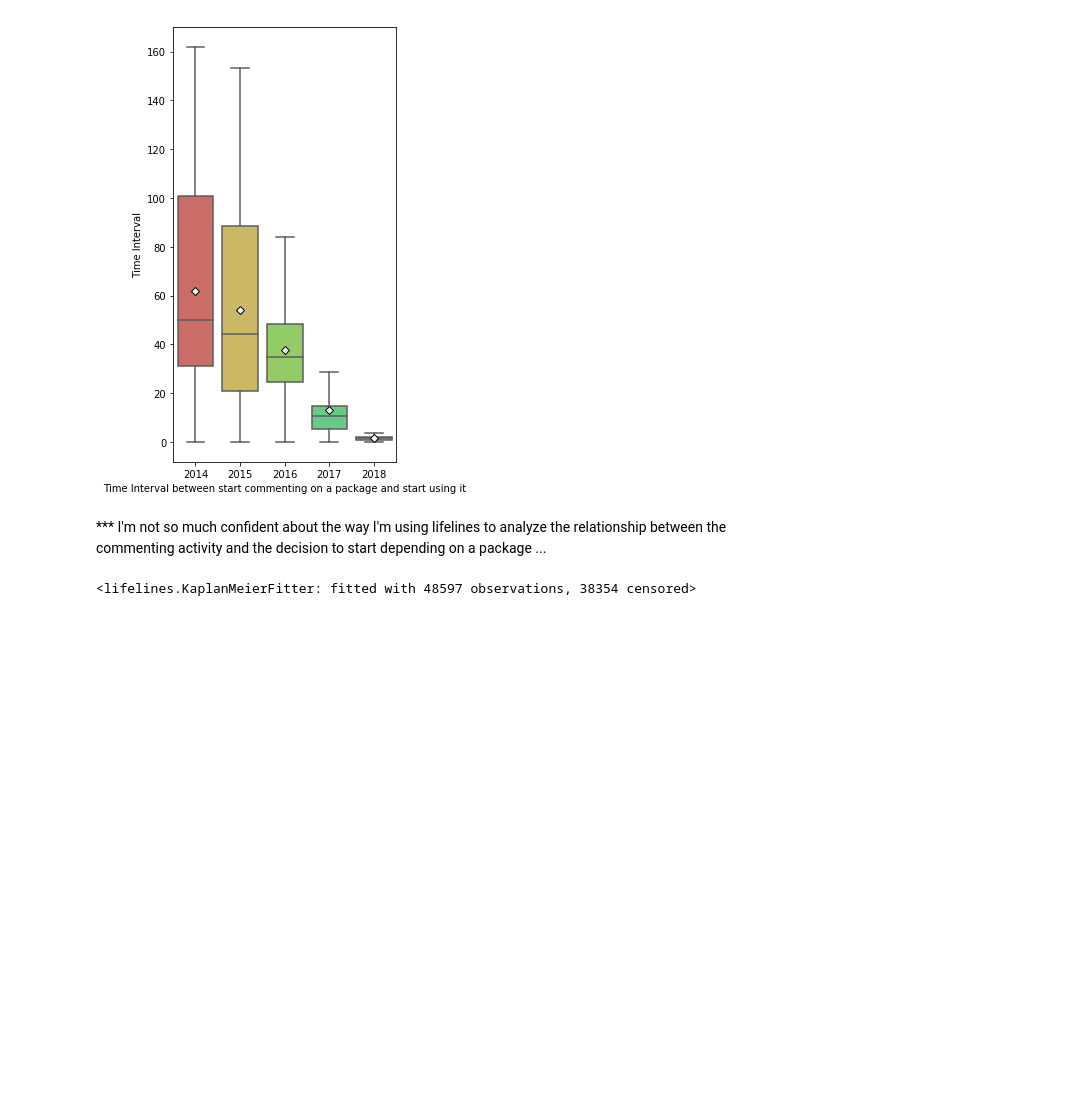
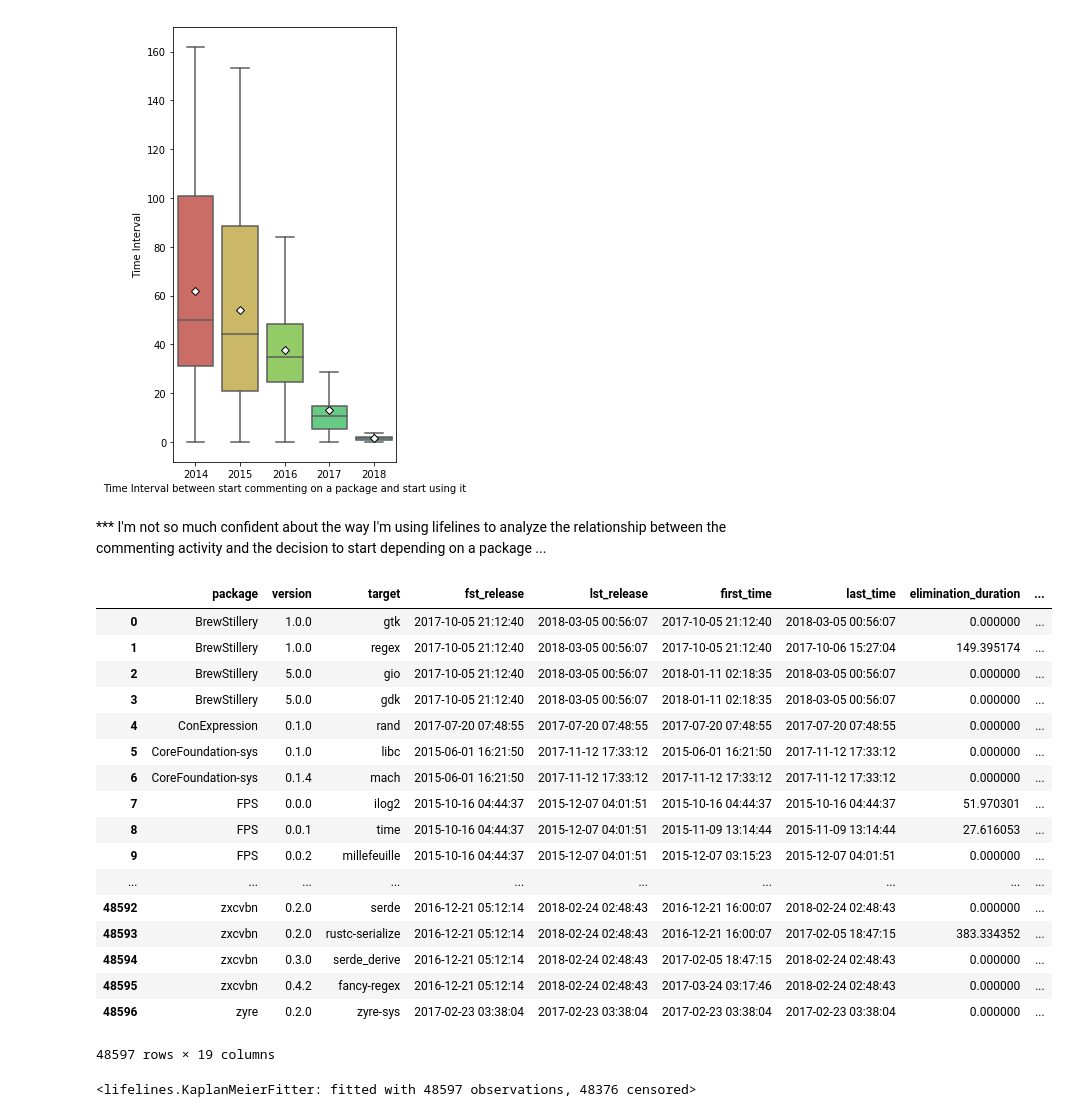
Before and after one commit to MehdiGol/PackagesDependencies-Contributors-Relationship, a Jupyter notebook: notebooks/Question 2.ipynb, the cells around one changed output. Drawn from its saved outputs; the diff is of its cells as text; code cells hidden in the pictures; blank space fills up the shorter version.

```diff
--- a/notebooks/Question 2.ipynb
+++ b/notebooks/Question 2.ipynb
@@ -215,13 +238,34 @@ ax.set(
 # %%
 df_data['time_to_come'] = df_data.apply(lambda x: (x['first_time'] - x['fst_release']).total_seconds()/3600/24/7 ,axis=1)
 df_data['cntrcmnted'] = df_data.apply(lambda x: 1 if x['Number_of_contributors']>0 else 0,axis=1)
-
-plt.rcParams["figure.figsize"] = (10,10)
-from lifelines import KaplanMeierFitter
-kmf = KaplanMeierFitter()
-kmf.fit(df_data['period'], event_observed=df_data['time_to_come'])
-# %% [output]
-<lifelines.KaplanMeierFitter: fitted with 48597 observations, 38354 censored>
+# %%
+df_data
+# %% [output]
+|  | package | version | target | fst_release | lst_release | first_time | last_time | elimination_duration | ... |
+| 0 | BrewStillery | 1.0.0 | gtk | 2017-10-05 21:12:40 | 2018-03-05 00:56:07 | 2017-10-05 21:12:40 | 2018-03-05 00:56:07 | 0.000000 | ... |
+| 1 | BrewStillery | 1.0.0 | regex | 2017-10-05 21:12:40 | 2018-03-05 00:56:07 | 2017-10-05 21:12:40 | 2017-10-06 15:27:04 | 149.395174 | ... |
+| 2 | BrewStillery | 5.0.0 | gio | 2017-10-05 21:12:40 | 2018-03-05 00:56:07 | 2018-01-11 02:18:35 | 2018-03-05 00:56:07 | 0.000000 | ... |
+| 3 | BrewStillery | 5.0.0 | gdk | 2017-10-05 21:12:40 | 2018-03-05 00:56:07 | 2018-01-11 02:18:35 | 2018-03-05 00:56:07 | 0.000000 | ... |
+| 4 | ConExpression | 0.1.0 | rand | 2017-07-20 07:48:55 | 2017-07-20 07:48:55 | 2017-07-20 07:48:55 | 2017-07-20 07:48:55 | 0.000000 | ... |
+| 5 | CoreFoundation-sys | 0.1.0 | libc | 2015-06-01 16:21:50 | 2017-11-12 17:33:12 | 2015-06-01 16:21:50 | 2017-11-12 17:33:12 | 0.000000 | ... |
+| 6 | CoreFoundation-sys | 0.1.4 | mach | 2015-06-01 16:21:50 | 2017-11-12 17:33:12 | 2017-11-12 17:33:12 | 2017-11-12 17:33:12 | 0.000000 | ... |
+| 7 | FPS | 0.0.0 | ilog2 | 2015-10-16 04:44:37 | 2015-12-07 04:01:51 | 2015-10-16 04:44:37 | 2015-10-16 04:44:37 | 51.970301 | ... |
+| 8 | FPS | 0.0.1 | time | 2015-10-16 04:44:37 | 2015-12-07 04:01:51 | 2015-11-09 13:14:44 | 2015-11-09 13:14:44 | 27.616053 | ... |
+| 9 | FPS | 0.0.2 | millefeuille | 2015-10-16 04:44:37 | 2015-12-07 04:01:51 | 2015-12-07 03:15:23 | 2015-12-07 04:01:51 | 0.000000 | ... |
+| ... | ... | ... | ... | ... | ... | ... | ... | ... | ... |
+| 48592 | zxcvbn | 0.2.0 | serde | 2016-12-21 05:12:14 | 2018-02-24 02:48:43 | 2016-12-21 16:00:07 | 2018-02-24 02:48:43 | 0.000000 | ... |
+| 48593 | zxcvbn | 0.2.0 | rustc-serialize | 2016-12-21 05:12:14 | 2018-02-24 02:48:43 | 2016-12-21 16:00:07 | 2017-02-05 18:47:15 | 383.334352 | ... |
+| 48594 | zxcvbn | 0.3.0 | serde_derive | 2016-12-21 05:12:14 | 2018-02-24 02:48:43 | 2017-02-05 18:47:15 | 2018-02-24 02:48:43 | 0.000000 | ... |
+| 48595 | zxcvbn | 0.4.2 | fancy-regex | 2016-12-21 05:12:14 | 2018-02-24 02:48:43 | 2017-03-24 03:17:46 | 2018-02-24 02:48:43 | 0.000000 | ... |
+| 48596 | zyre | 0.2.0 | zyre-sys | 2017-02-23 03:38:04 | 2017-02-23 03:38:04 | 2017-02-23 03:38:04 | 2017-02-23 03:38:04 | 0.000000 | ... |
+48597 rows × 19 columns
+# %%
+plt.rcParams["figure.figsize"] = (10,10)
+from lifelines import KaplanMeierFitter
+kmf = KaplanMeierFitter()
+kmf.fit(df_data['time_to_come'], event_observed=df_data['cntrcmnted'])
+# %% [output]
+<lifelines.KaplanMeierFitter: fitted with 48597 observations, 48376 censored>
 # %%
 kmf.median_
 # %% [output]
```
Also changed, not shown: parts of 19 cells of this notebook, 2 other files.
